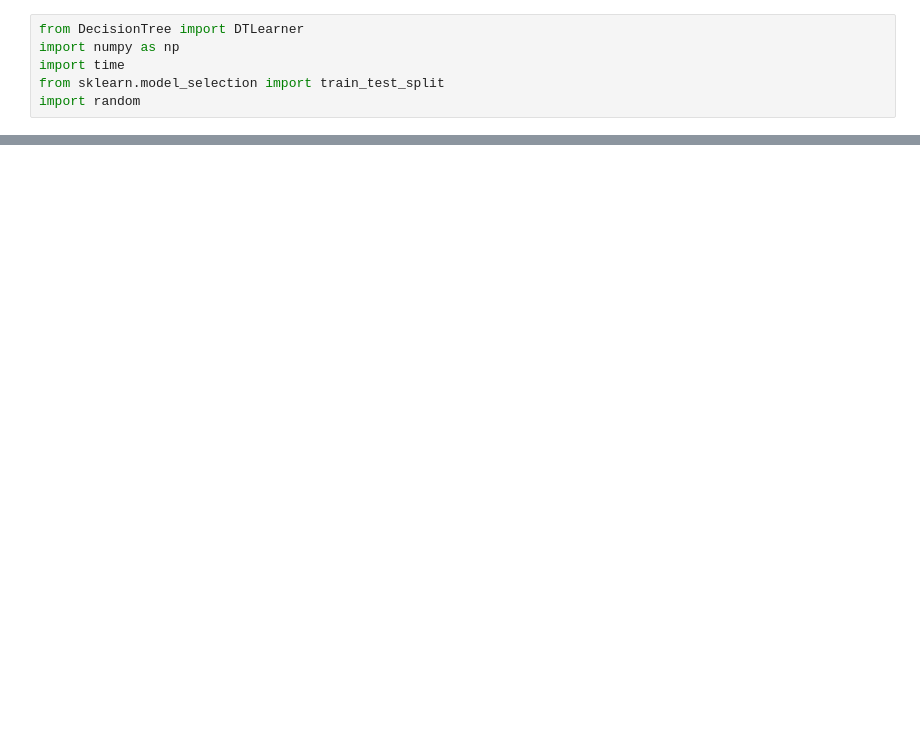
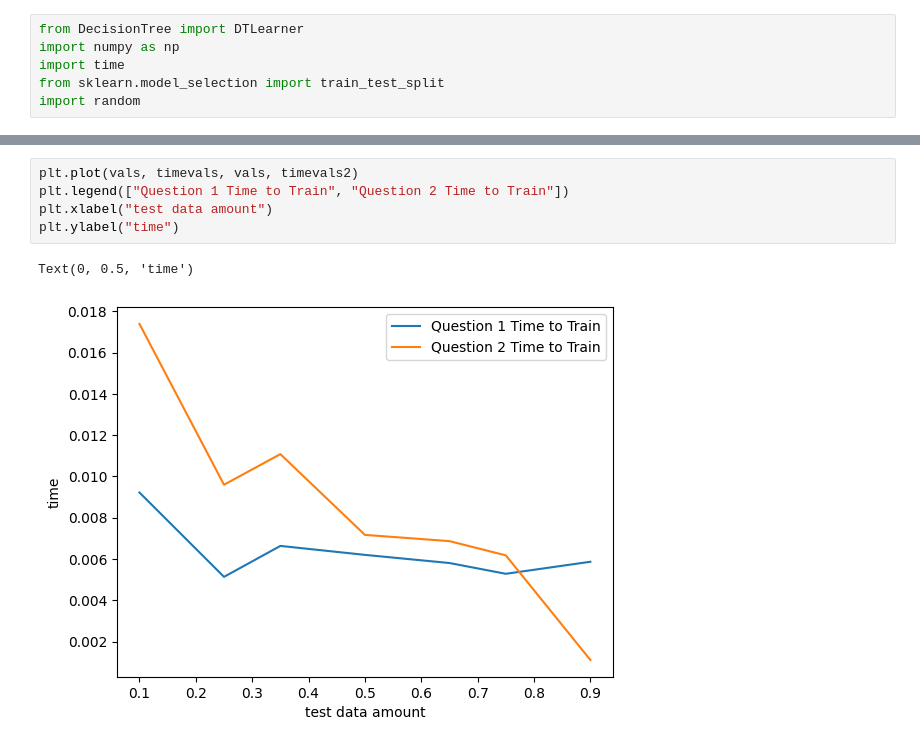
Before and after one commit to staceywies/Nothing-to-see-here, a Jupyter notebook: Supervised Learning/Decision Tree.ipynb, the cells around one changed output, grey strips where cells are left out. Saved outputs shown, nothing was run; the diff lists cells and outputs as text; blank space fills up the shorter version.

```diff
--- a/Supervised Learning/Decision Tree.ipynb
+++ b/Supervised Learning/Decision Tree.ipynb
@@ -137,0 +121,8 @@ plt.legend(["test error", "train error"])
+# %%
+plt.plot(vals, timevals, vals, timevals2)
+plt.legend(["Question 1 Time to Train", "Question 2 Time to Train"])
+plt.xlabel("test data amount")
+plt.ylabel("time")
+# %% [output]
+Text(0, 0.5, 'time')
+[figure, added]
```
Also changed, not shown: parts of 9 cells of this notebook, 9 other files.
